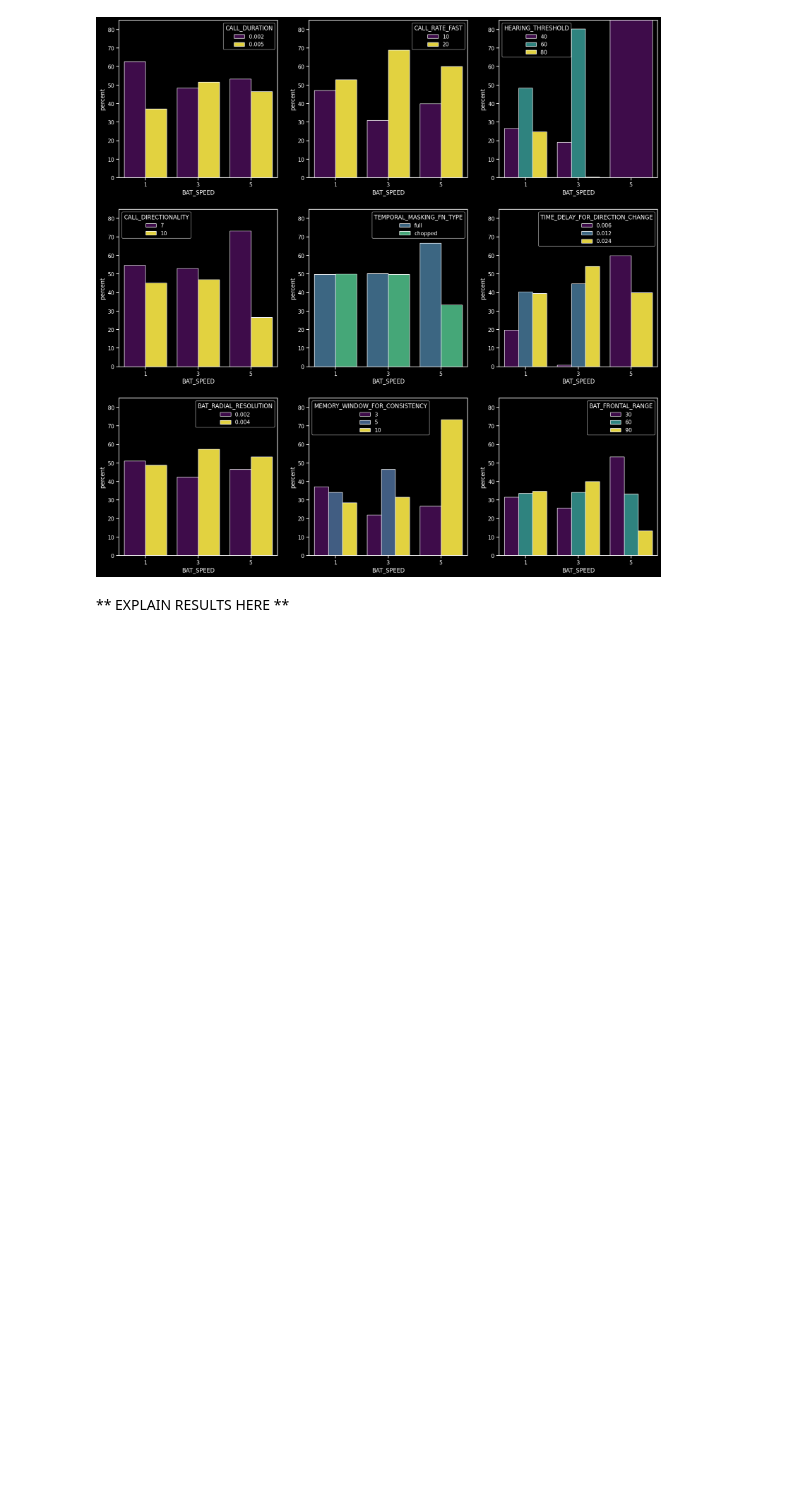
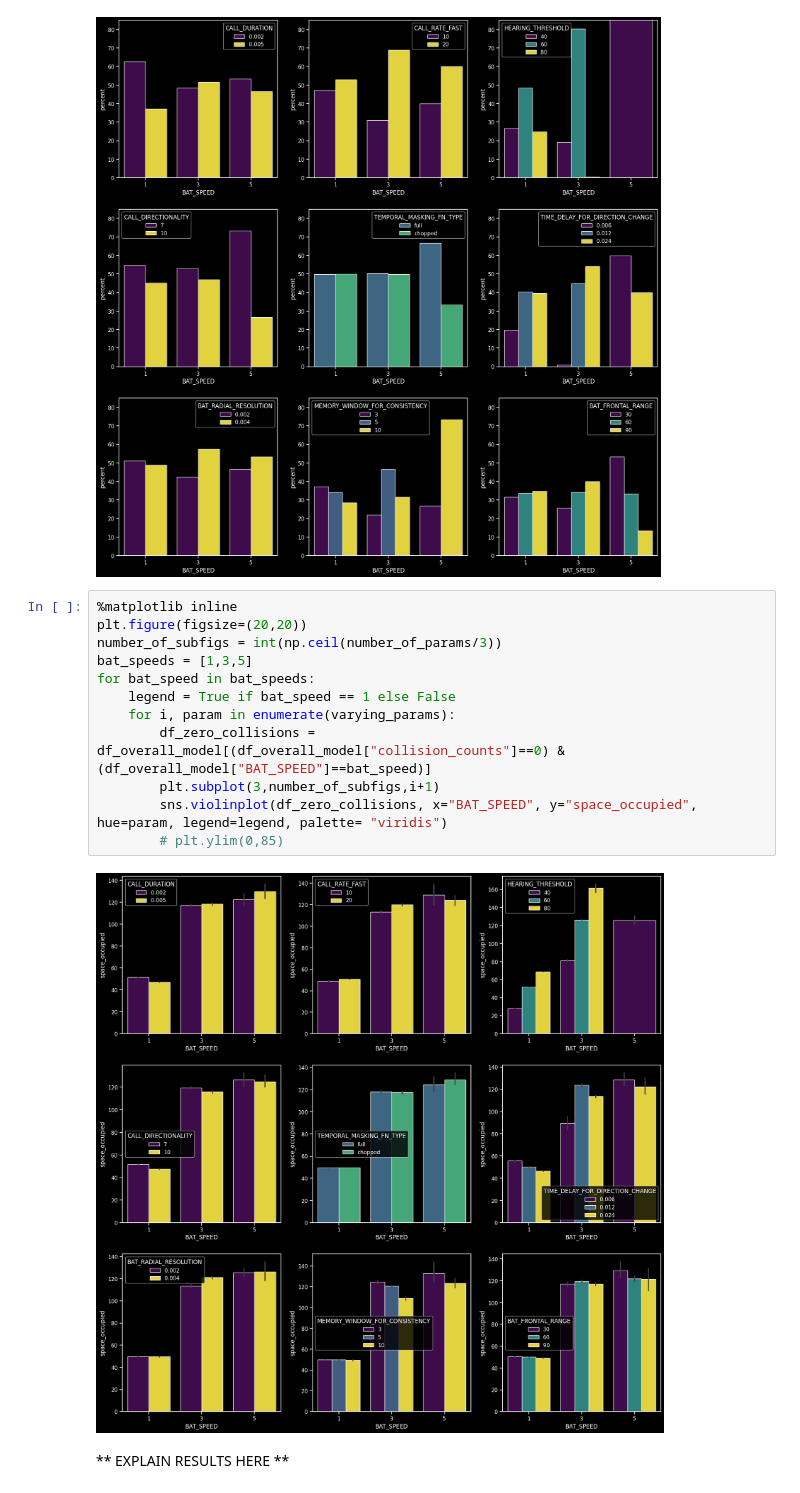
Before and after one commit to mogeraditya/dynamic_model_of_cocktail_party_nightmare, a Jupyter notebook: JammingExperiment/Scripts/AnalysisScripts/report.ipynb, the cells around one changed output. Drawn from its saved outputs; the diff is of its cells as text; blank space fills up the shorter version.

```diff
--- a/JammingExperiment/Scripts/AnalysisScripts/report.ipynb
+++ b/JammingExperiment/Scripts/AnalysisScripts/report.ipynb
@@ -153,6 +152,20 @@ for bat_speed in bat_speeds:
         plt.ylim(0,85)
 # %% [output]
 [figure]
+# %%
+%matplotlib inline
+plt.figure(figsize=(20,20))
+number_of_subfigs = int(np.ceil(number_of_params/3))
+bat_speeds = [1,3,5]
+for bat_speed in bat_speeds:
+    legend = True if bat_speed == 1 else False
+    for i, param in enumerate(varying_params):
+        df_zero_collisions = df_overall_model[(df_overall_model["collision_counts"]==0) & (df_overall_model["BAT_SPEED"]==bat_speed)]
+        plt.subplot(3,number_of_subfigs,i+1)
+        sns.violinplot(df_zero_collisions, x="BAT_SPEED", y="space_occupied", hue=param, legend=legend, palette= "viridis")
+        # plt.ylim(0,85)
+# %% [output]
+[figure, added]
 # %% [markdown]
 ** EXPLAIN RESULTS HERE **
 # %% [markdown]
```
Also changed, not shown: parts of 8 cells of this notebook, 4 other files.
